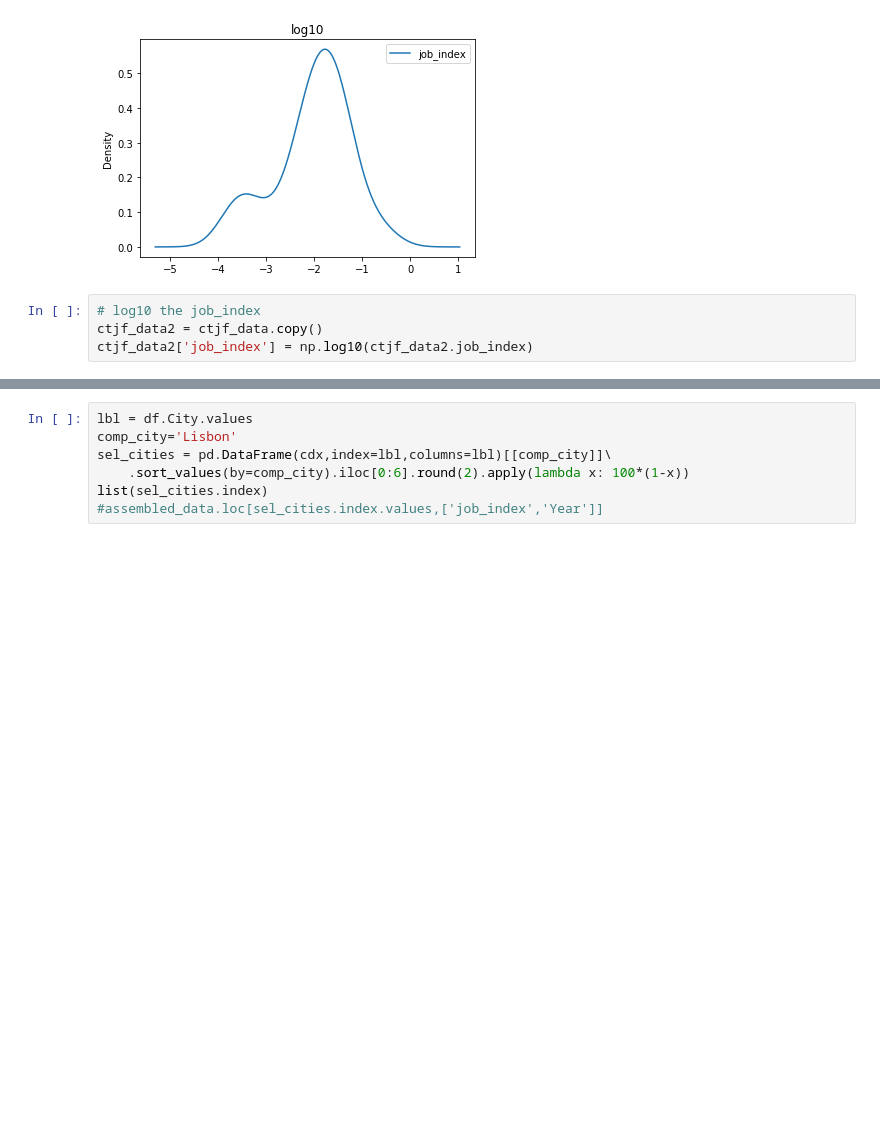
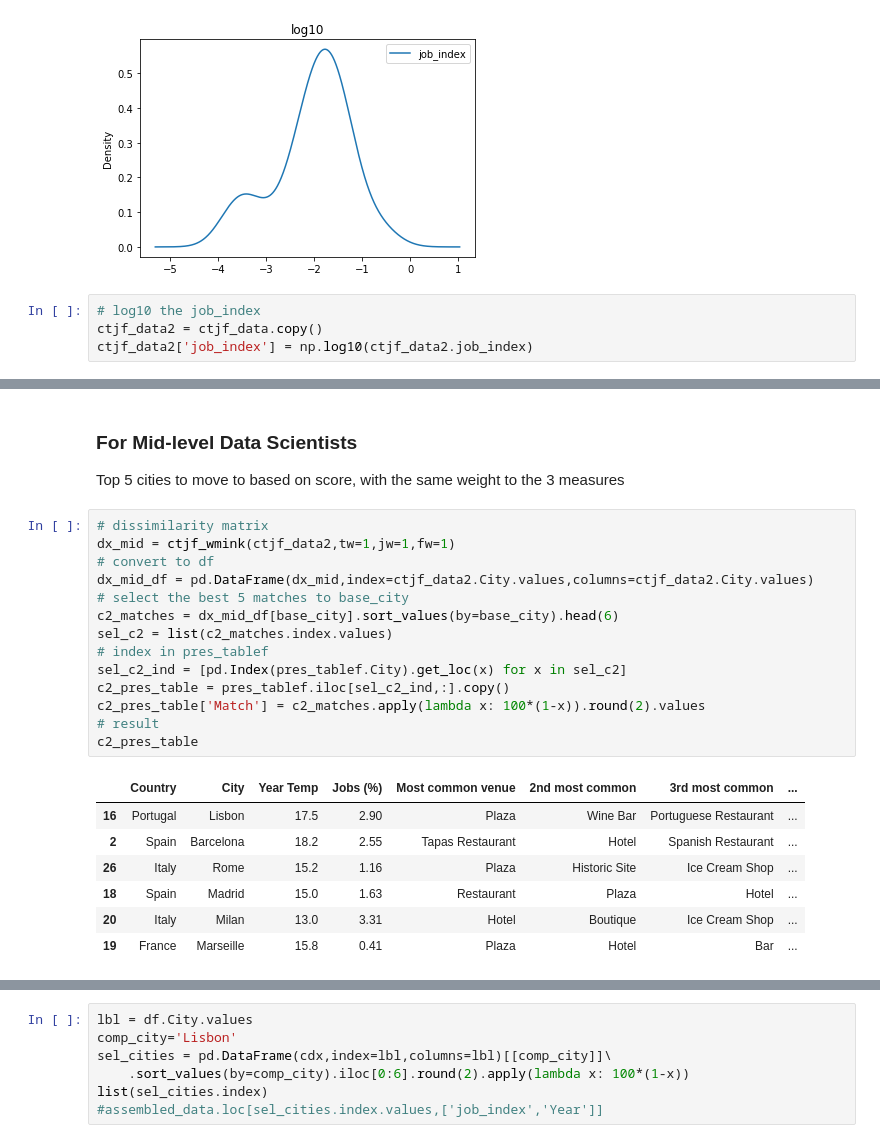
Before and after one commit to rareal/Coursera_Capstone, a Jupyter notebook: Capstone_final_report_code.ipynb, the cells around one changed output, grey strips where cells are left out. Drawn from its saved outputs; the diff is of its cells as text; blank space fills up the shorter version.

```diff
--- a/Capstone_final_report_code.ipynb
+++ b/Capstone_final_report_code.ipynb
@@ -484,0 +567,25 @@ df_lbl.head()
+# %% [markdown]
+### For Mid-level Data Scientists
+Top 5 cities to move to based on score, with the same weight to the 3 measures
+# %%
+# dissimilarity matrix
+dx_mid = ctjf_wmink(ctjf_data2,tw=1,jw=1,fw=1)
+# convert to df
+dx_mid_df = pd.DataFrame(dx_mid,index=ctjf_data2.City.values,columns=ctjf_data2.City.values)
+# select the best 5 matches to base_city
+c2_matches = dx_mid_df[base_city].sort_values(by=base_city).head(6)
+sel_c2 = list(c2_matches.index.values)
+# index in pres_tablef
+sel_c2_ind = [pd.Index(pres_tablef.City).get_loc(x) for x in sel_c2]
+c2_pres_table = pres_tablef.iloc[sel_c2_ind,:].copy()
+c2_pres_table['Match'] = c2_matches.apply(lambda x: 100*(1-x)).round(2).values
+# result
+c2_pres_table
+# %% [output]
+|  | Country | City | Year Temp | Jobs (%) | Most common venue | 2nd most common | 3rd most common | ... |
+| 16 | Portugal | Lisbon | 17.5 | 2.90 | Plaza | Wine Bar | Portuguese Restaurant | ... |
+| 2 | Spain | Barcelona | 18.2 | 2.55 | Tapas Restaurant | Hotel | Spanish Restaurant | ... |
+| 26 | Italy | Rome | 15.2 | 1.16 | Plaza | Historic Site | Ice Cream Shop | ... |
+| 18 | Spain | Madrid | 15.0 | 1.63 | Restaurant | Plaza | Hotel | ... |
+| 20 | Italy | Milan | 13.0 | 3.31 | Hotel | Boutique | Ice Cream Shop | ... |
+| 19 | France | Marseille | 15.8 | 0.41 | Plaza | Hotel | Bar | ... |
```
Also changed, not shown: parts of 19 cells of this notebook.
